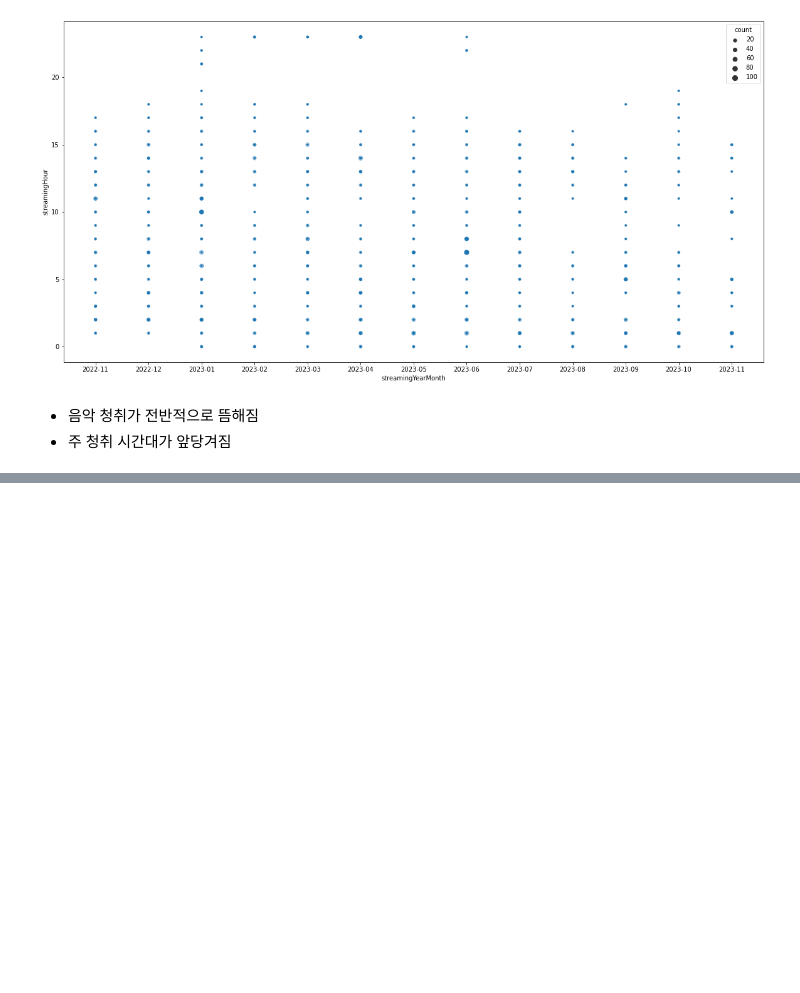
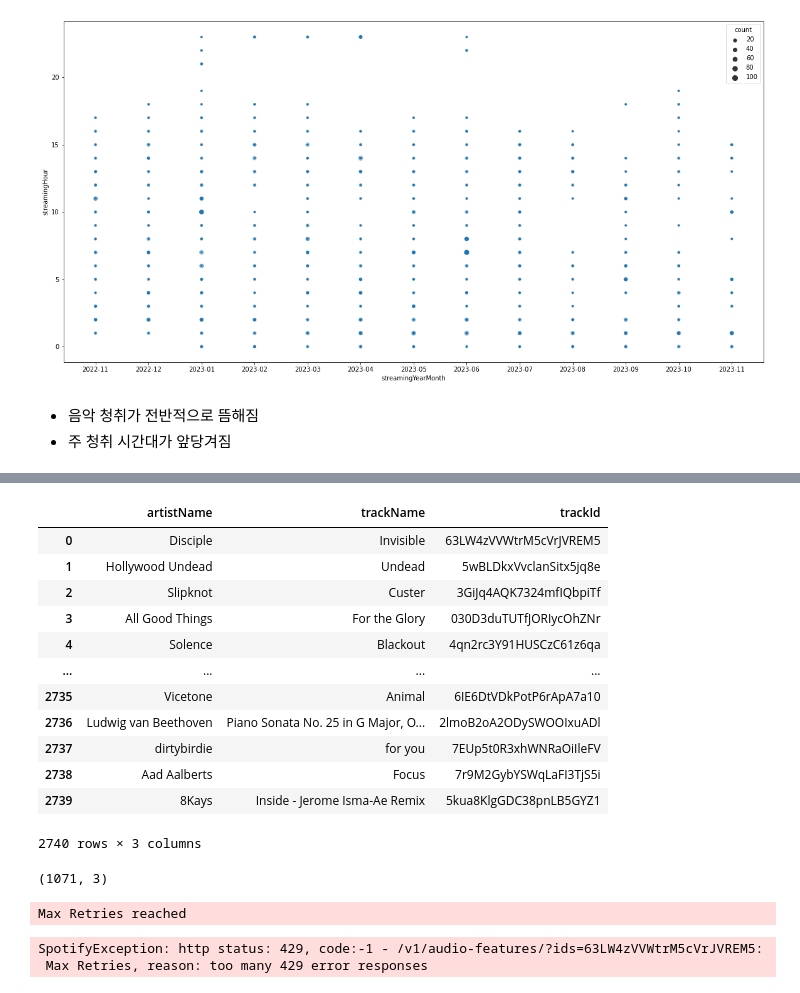
Before and after one commit to ShinHongKyu/spotify-my-history, a Jupyter notebook: my-spotify-history.ipynb, the cells around one changed output, grey strips where cells are left out. Saved outputs shown, nothing was run; the diff lists cells and outputs as text; code cells hidden in the pictures; blank space fills up the shorter version.

```diff
--- a/my-spotify-history.ipynb
+++ b/my-spotify-history.ipynb
@@ -162,0 +186,66 @@ plt.show()
+# %%
+# api
+import spotipy
+from spotipy.oauth2 import SpotifyClientCredentials
+
+client_credentials_manager= SpotifyClientCredentials(client_id= '5e31691277084c049eb5fdee39722645',
+                                                     client_secret= '32e599441b624e8197b0380595cbb0bb')
+
+sp= spotipy.Spotify(client_credentials_manager= client_credentials_manager)
+# %%
+# 트랙별 id 추출
+artist_name= []
+track_name= []
+track_id= []
+# 해당 기간에 재생한 음악들
+track_history= history[['artistName', 'trackName']].drop_duplicates()
+
+for index in track_history.index :
+    # 트랙별 아티스트명, 음악명 일치하는 결과 상위 1개씩만 검색
+    result= sp.search(q= [f"artist : {track_history['artistName'][index]}",
+                          f"track : {track_history['trackName'][index]}"],
+                        type= 'track', limit= 1)
+
+    for i, t in enumerate(result['tracks']['items']) :
+        artist_name.append(t['artists'][0]['name'])
+        track_name.append(t['name'])
+        track_id.append(t['id'])
+
+df_tracks= pd.DataFrame({'artistName' : artist_name,
+                         'trackName' : track_name,
+                         'trackId' : track_id})
+
+df_tracks
+# %% [output]
+|  | artistName | trackName | trackId |
+| 0 | Disciple | Invisible | 63LW4zVVWtrM5cVrJVREM5 |
+| 1 | Hollywood Undead | Undead | 5wBLDkxVvclanSitx5jq8e |
+| 2 | Slipknot | Custer | 3GiJq4AQK7324mfIQbpiTf |
+| 3 | All Good Things | For the Glory | 030D3duTUTfJORIycOhZNr |
+| 4 | Solence | Blackout | 4qn2rc3Y91HUSCzC61z6qa |
+| ... | ... | ... | ... |
+| 2735 | Vicetone | Animal | 6IE6DtVDkPotP6rApA7a10 |
+| 2736 | Ludwig van Beethoven | Piano Sonata No. 25 in G Major, O... | 2lmoB2oA2ODySWOOIxuADl |
+| 2737 | dirtybirdie | for you | 7EUp5t0R3xhWNRaOiIleFV |
+| 2738 | Aad Aalberts | Focus | 7r9M2GybYSWqLaFI3TjS5i |
+| 2739 | 8Kays | Inside - Jerome Isma-Ae Remix | 5kua8KlgGDC38pnLB5GYZ1 |
+2740 rows × 3 columns
+# %%
+# 혹시 모를 중복값 제거
+df_tracks= df_tracks.drop_duplicates()
+df_tracks.shape
+# %% [output]
+(1071, 3)
+# %%
+runtime= []
+for track_id in df_tracks.trackId :
+    # duration= sp.audio_features(track_id)[0]['duration_ms']
+    runtime.append(sp.audio_features(track_id)[0]['duration_ms'])
+
+
+
+print(len(runtime))
+# %% [output]
+Max Retries reached
+SpotifyException: http status: 429, code:-1 - /v1/audio-features/?ids=63LW4zVVWtrM5cVrJVREM5:
+ Max Retries, reason: too many 429 error responses
```
Also changed, not shown: parts of 8 cells of this notebook, 1 other file.
